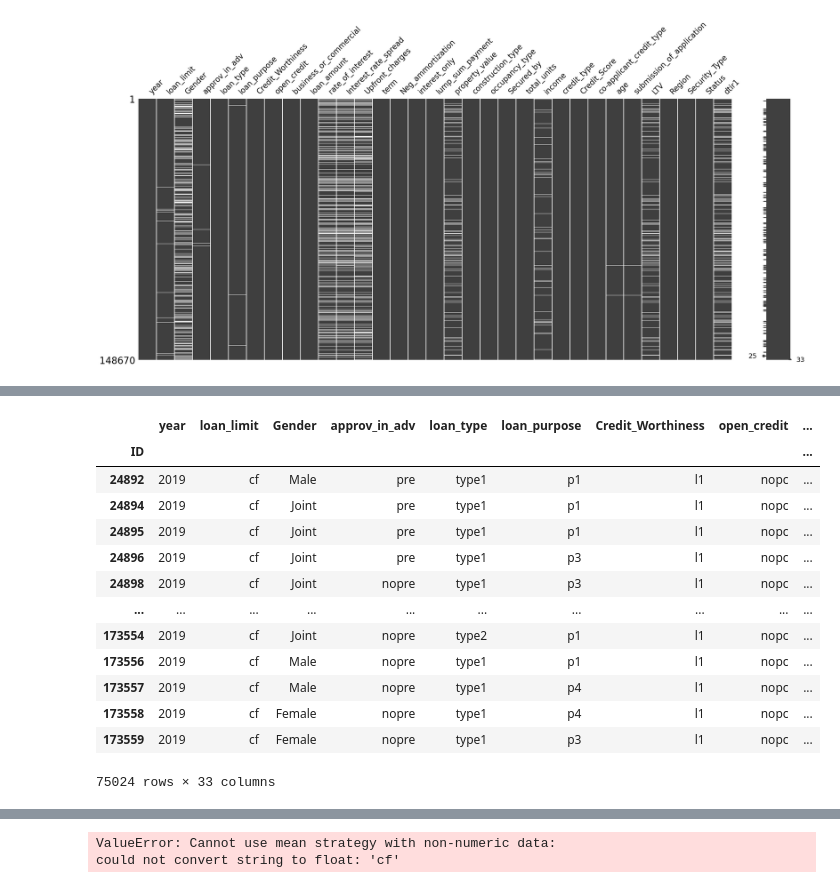
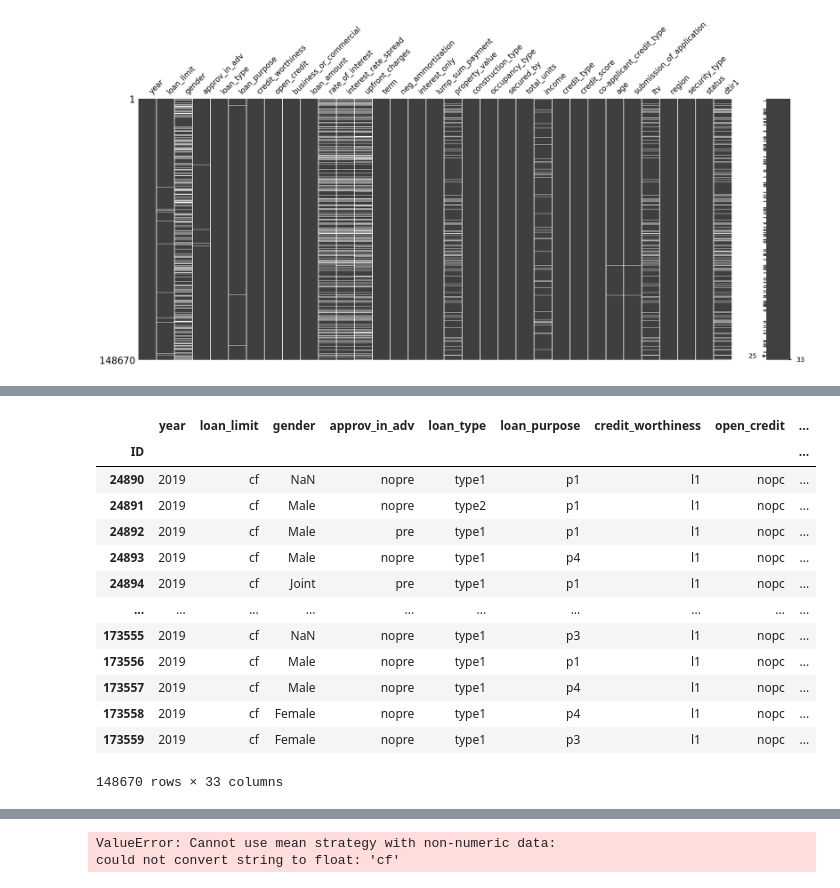
Before and after one commit to nottelyseagraves/data3500dive1, a Jupyter notebook: dive_1_code.ipynb, the cells around one changed output, grey strips where cells are left out. Drawn from its saved outputs; the diff is of its cells as text; code cells hidden in the pictures.

```diff
--- a/dive_1_code.ipynb
+++ b/dive_1_code.ipynb
@@ -310,21 +341,21 @@ clean_column_all
 | 173558 | 2019 | cf | Female | nopre | type1 | p4 | l1 | nopc | ... |
 | 173559 | 2019 | cf | Female | nopre | type1 | p3 | l1 | nopc | ... |
 148670 rows × 33 columns
-# %%
-no_na=data.dropna()
-no_na
-# %% [output]
-|  | year | loan_limit | Gender | approv_in_adv | loan_type | loan_purpose | Credit_Worthiness | open_credit | ... |
-| ID |  |  |  |  |  |  |  |  | ... |
-| 24892 | 2019 | cf | Male | pre | type1 | p1 | l1 | nopc | ... |
-| 24894 | 2019 | cf | Joint | pre | type1 | p1 | l1 | nopc | ... |
-| 24895 | 2019 | cf | Joint | pre | type1 | p1 | l1 | nopc | ... |
-| 24896 | 2019 | cf | Joint | pre | type1 | p3 | l1 | nopc | ... |
-| 24898 | 2019 | cf | Joint | nopre | type1 | p3 | l1 | nopc | ... |
-| ... | ... | ... | ... | ... | ... | ... | ... | ... | ... |
-| 173554 | 2019 | cf | Joint | nopre | type2 | p1 | l1 | nopc | ... |
-| 173556 | 2019 | cf | Male | nopre | type1 | p1 | l1 | nopc | ... |
-| 173557 | 2019 | cf | Male | nopre | type1 | p4 | l1 | nopc | ... |
-| 173558 | 2019 | cf | Female | nopre | type1 | p4 | l1 | nopc | ... |
-| 173559 | 2019 | cf | Female | nopre | type1 | p3 | l1 | nopc | ... |
-75024 rows × 33 columns
+# %%
+status_null_dropped = data.dropna(subset=['status'])
+status_null_dropped
+# %% [output]
+|  | year | loan_limit | gender | approv_in_adv | loan_type | loan_purpose | credit_worthiness | open_credit | ... |
+| ID |  |  |  |  |  |  |  |  | ... |
+| 24890 | 2019 | cf | NaN | nopre | type1 | p1 | l1 | nopc | ... |
+| 24891 | 2019 | cf | Male | nopre | type2 | p1 | l1 | nopc | ... |
+| 24892 | 2019 | cf | Male | pre | type1 | p1 | l1 | nopc | ... |
+| 24893 | 2019 | cf | Male | nopre | type1 | p4 | l1 | nopc | ... |
+| 24894 | 2019 | cf | Joint | pre | type1 | p1 | l1 | nopc | ... |
+| ... | ... | ... | ... | ... | ... | ... | ... | ... | ... |
+| 173555 | 2019 | cf | NaN | nopre | type1 | p3 | l1 | nopc | ... |
+| 173556 | 2019 | cf | Male | nopre | type1 | p1 | l1 | nopc | ... |
+| 173557 | 2019 | cf | Male | nopre | type1 | p4 | l1 | nopc | ... |
+| 173558 | 2019 | cf | Female | nopre | type1 | p4 | l1 | nopc | ... |
+| 173559 | 2019 | cf | Female | nopre | type1 | p3 | l1 | nopc | ... |
+148670 rows × 33 columns
```
Also changed, not shown: parts of 22 cells of this notebook.
